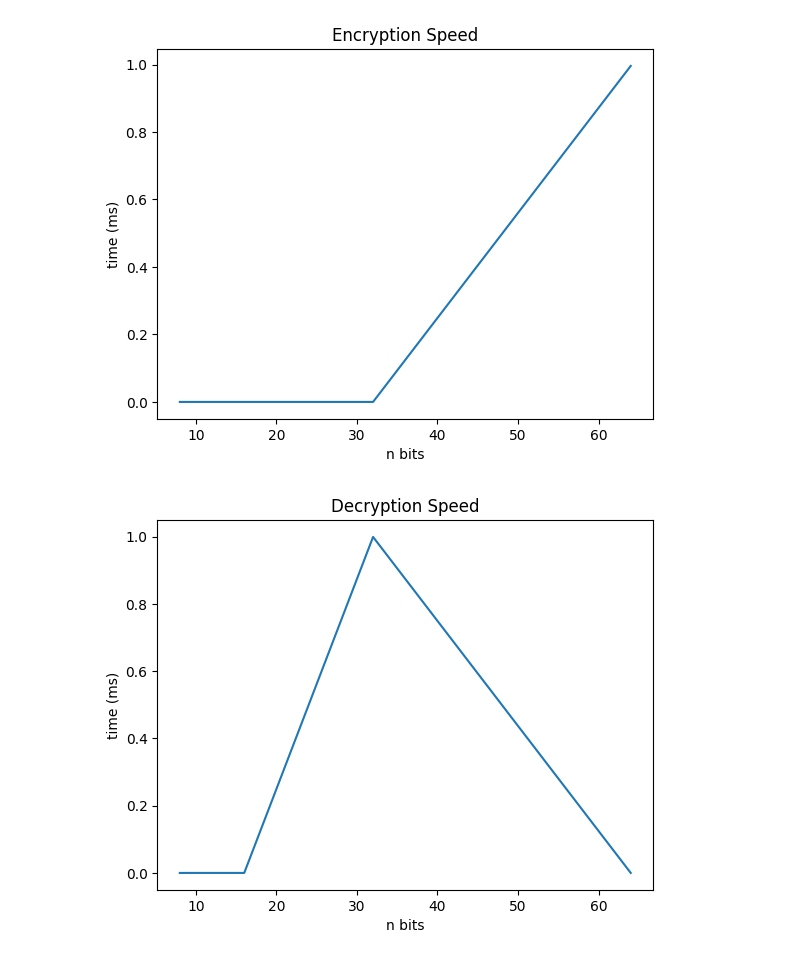
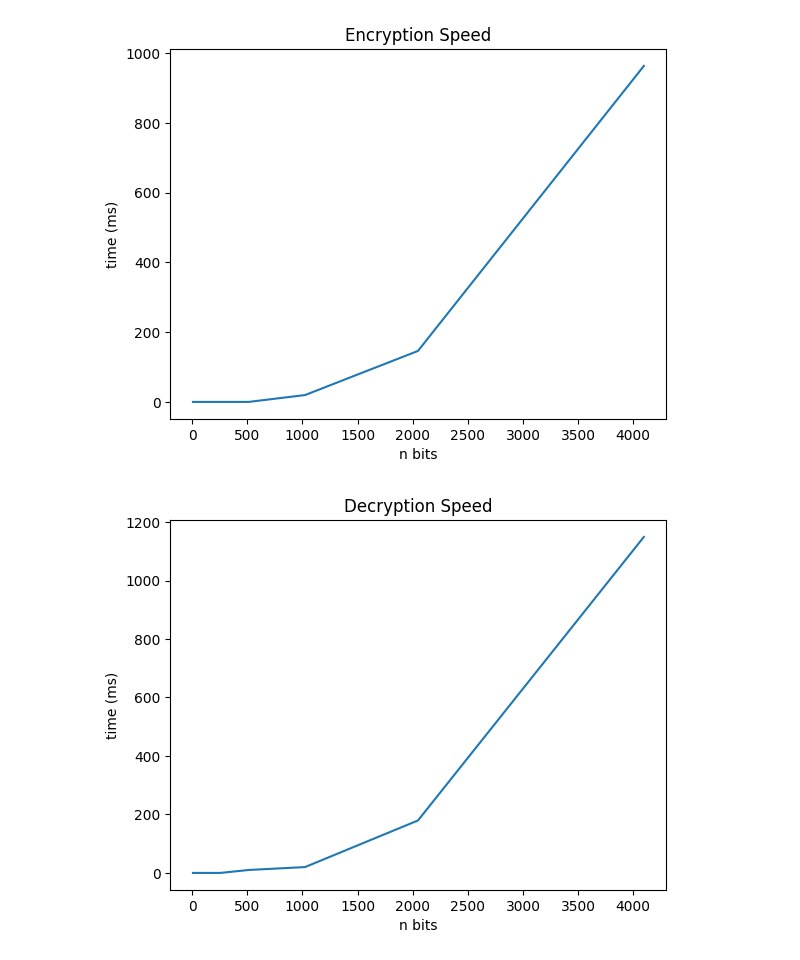
Before and after one commit to doaamagdy2024/RSA-Assignment, a Jupyter notebook: encr_dec_diff_n_sizes.ipynb, the cells around one changed output. Drawn from its saved outputs; the diff is of its cells as text; code cells hidden in the pictures.

```diff
--- a/encr_dec_diff_n_sizes.ipynb
+++ b/encr_dec_diff_n_sizes.ipynb
@@ -9,41 +9,41 @@ import time
 import RSA as rsa
 # %%
 def analyze_dec_enc_with_diff_n_sizes():
-    rsa.generate_pq_for_n_bits()
+    rsa.generate_pq_for_n_bits(True)
     # read the file
     try:
         os.remove("speed_enc.txt")
         os.remove("speed_dec.txt")
     except OSError:
         pass
     with open("n_e_d.txt", "r") as f:
         lines = f.readlines()
         for line in lines:
             n = int(line.split(" ")[1])
             e = int(line.split(" ")[3])
             bit = int(line.split(" ")[7])
             d_ = int(line.split(" ")[5])
             # encrypt the message
             start1 = time.time()
-            c = rsa.encode_encrypt_message("doaa magdy ibrahim", e, n)
+            c = rsa.encode_encrypt_message("     ", e, n)
             end1 = time.time()
 
             # decrypt the message
             start2 = time.time()
             m = rsa.decode_decrypt_message(c, d_, n)
             end2 = time.time()
 
             # write the time it took to encrypt and decrypt in a file
             with open("speed_enc.txt", "a") as f:
                 f.write("bit: " + str(bit) + " time_enc: " + str(end1 - start1) + "\n")
             with open("speed_dec.txt", "a") as f:
                 f.write("bit: " + str(bit) + " time_dec: " + str(end2 - start2) + "\n")
 
             # plot the data
-        rsa.plot_to_analyze("speed_enc.txt", "Encryption Speed")
-        rsa.plot_to_analyze("speed_dec.txt", "Decryption Speed")
+        rsa.plot_to_analyze("speed_enc.txt", "Encryption Speed", "ms")
+        rsa.plot_to_analyze("speed_dec.txt", "Decryption Speed", "ms")
 
 analyze_dec_enc_with_diff_n_sizes()
 # %% [output]
-[figure, old version]
+[figure, new version]
-[figure, old version]
+[figure, new version]
```
Also changed, not shown: 11 other files.
